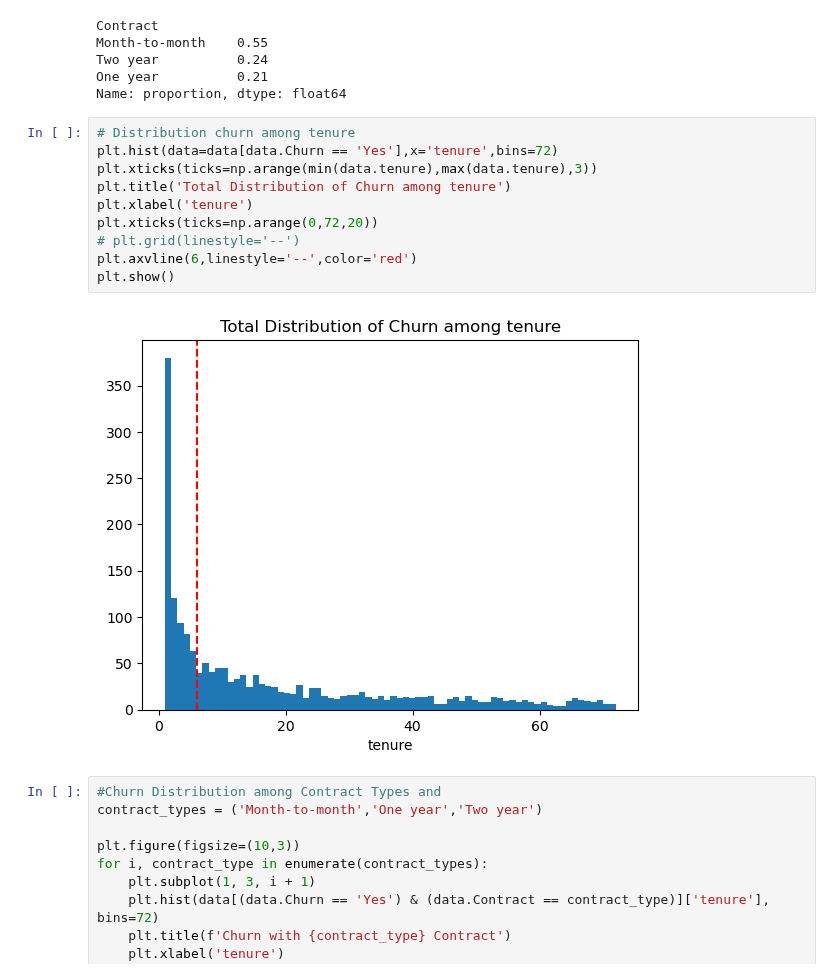
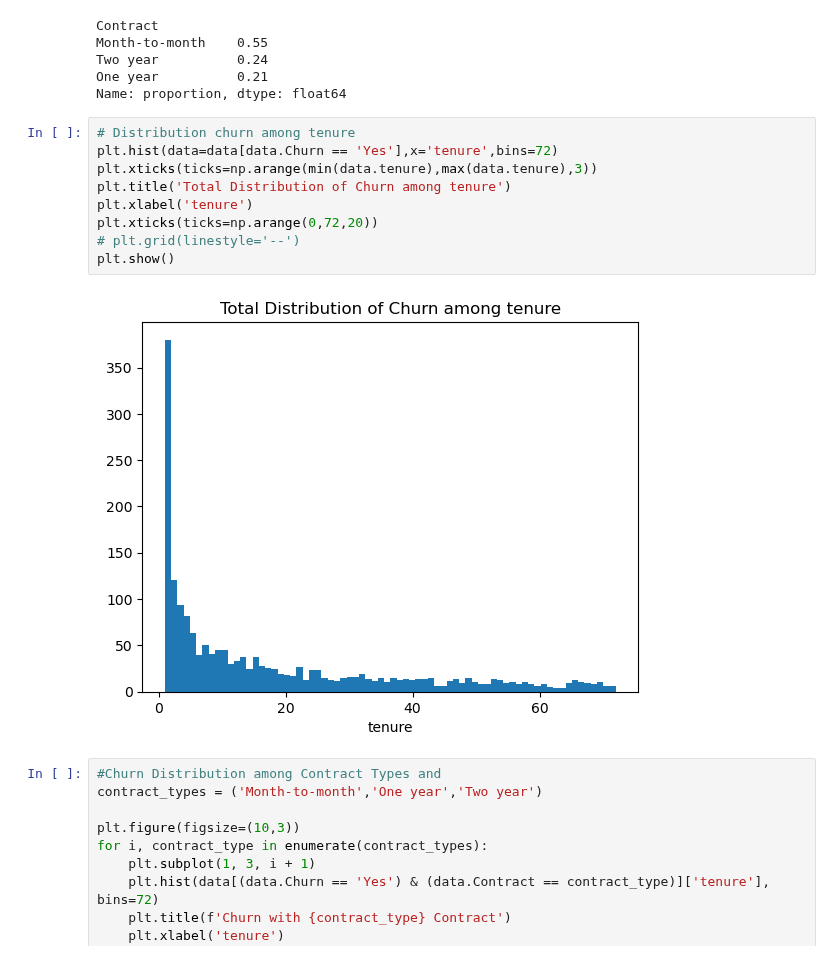
Before and after one commit to emsif84/churn_prediction, a Jupyter notebook: exploratory_data_analysis.ipynb, the cells around one changed output. Saved outputs shown, nothing was run; the diff lists cells and outputs as text.

```diff
--- a/exploratory_data_analysis.ipynb
+++ b/exploratory_data_analysis.ipynb
@@ -190,15 +190,14 @@ Name: proportion, dtype: float64
 # %%
 # Distribution churn among tenure
 plt.hist(data=data[data.Churn == 'Yes'],x='tenure',bins=72)
 plt.xticks(ticks=np.arange(min(data.tenure),max(data.tenure),3))
 plt.title('Total Distribution of Churn among tenure')
 plt.xlabel('tenure')
 plt.xticks(ticks=np.arange(0,72,20))
 # plt.grid(linestyle='--')
-plt.axvline(6,linestyle='--',color='red')
 plt.show()
 # %% [output]
-[figure, old version]
+[figure, new version]
 # %%
 #Churn Distribution among Contract Types and
 contract_types = ('Month-to-month','One year','Two year')
```
Also changed, not shown: parts of 2 cells of this notebook.
